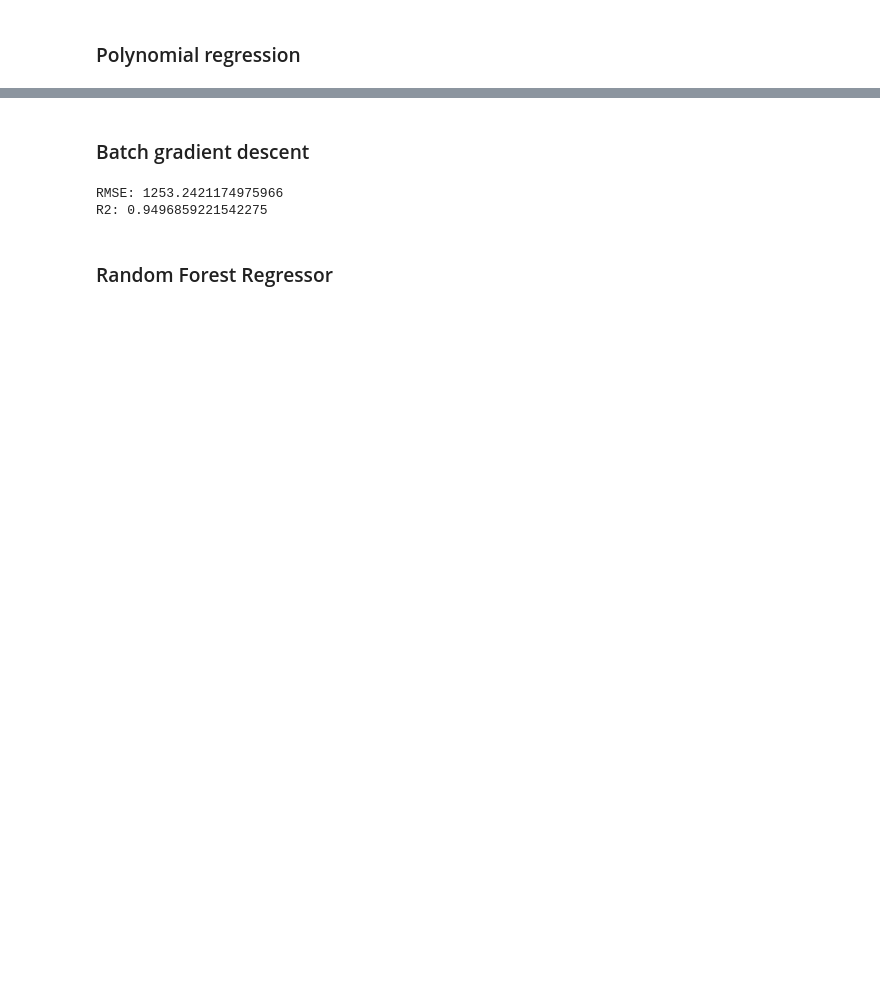
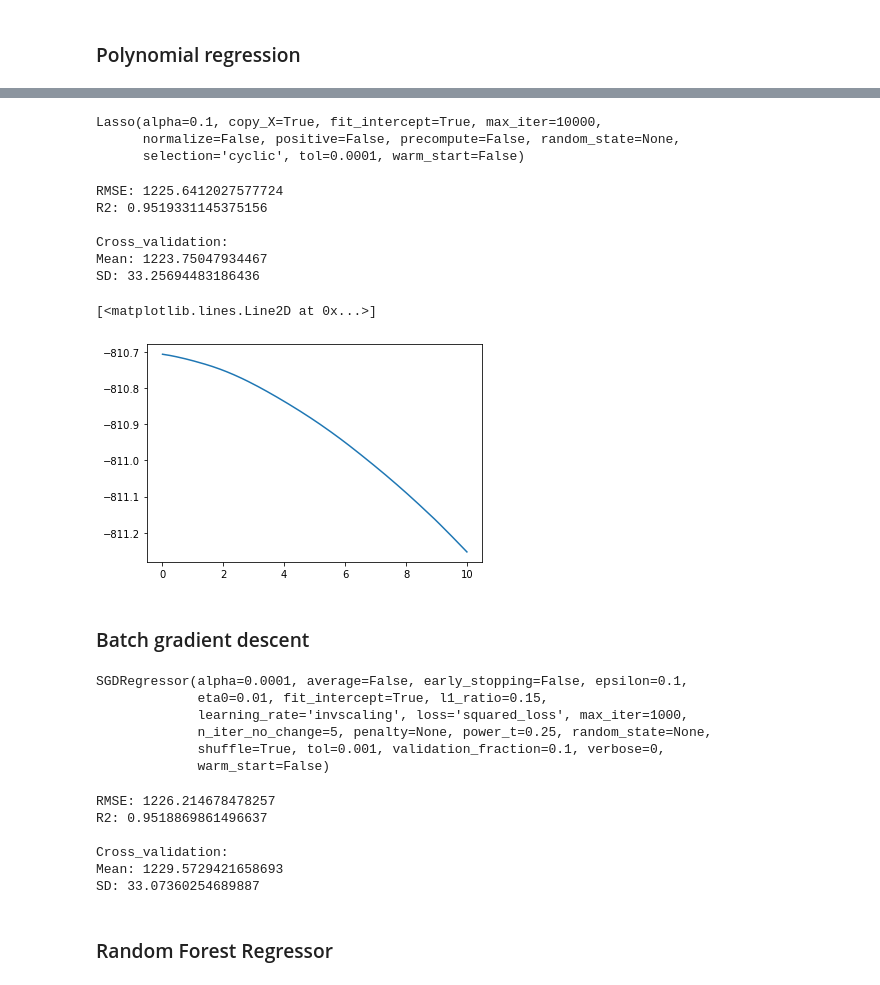
Before and after one commit to mxaxrxkx/ds_diamonds_project, a Jupyter notebook: diamonds_model.ipynb, the cells around one changed output, grey strips where cells are left out. Saved outputs shown, nothing was run; the diff lists cells and outputs as text; code cells hidden in the pictures; blank space fills up the shorter version.

```diff
--- a/diamonds_model.ipynb
+++ b/diamonds_model.ipynb
@@ -203,15 +171,57 @@ R2: 0.9857557339337831
+# %%
+lml = Lasso(alpha=0.1, max_iter=10000)
+lml.fit(X_test, y_test)
+# %% [output]
+Lasso(alpha=0.1, copy_X=True, fit_intercept=True, max_iter=10000,
+      normalize=False, positive=False, precompute=False, random_state=None,
+      selection='cyclic', tol=0.0001, warm_start=False)
+# %%
+model_eval = model_performance(lml)
+model_eval.print_metrics(X_train, y_train)
+# %% [output]
+RMSE: 1225.6412027577724
+R2: 0.9519331145375156
+
+Cross_validation:
+Mean: 1223.75047934467
+SD: 33.25694483186436
+# %%
+rr = Ridge()
+alpha = []
+error = []
+for i in range(1,1000):
+    alpha.append(i/100)
+    rr = Ridge(alpha=(i/100), max_iter=5000)
+    error.append(np.mean(cross_val_score(rr, X_train, y_train, scoring='neg_mean_absolute_error', cv=6)))
+# %%
+import matplotlib.pyplot as plt
+plt.plot(alpha, error)
+# %% [output]
+[<matplotlib.lines.Line2D at 0x...>]
+[figure, added]
 # %% [markdown]
 ### Batch gradient descent
 # %%
 from sklearn.linear_model import SGDRegressor
 sgd_reg  = SGDRegressor(max_iter=1000, tol=1e-3, penalty=None, eta0=0.01)
 sgd_reg.fit(X_train,y_train)
-pred_bg = sgd_reg.predict(X_train)
+# %% [output]
+SGDRegressor(alpha=0.0001, average=False, early_stopping=False, epsilon=0.1,
+             eta0=0.01, fit_intercept=True, l1_ratio=0.15,
+             learning_rate='invscaling', loss='squared_loss', max_iter=1000,
+             n_iter_no_change=5, penalty=None, power_t=0.25, random_state=None,
+             shuffle=True, tol=0.001, validation_fraction=0.1, verbose=0,
+             warm_start=False)
-# %%
-model_performance(pred_bg)
-# %% [output]
-RMSE: 1253.2421174975966
-R2: 0.9496859221542275
+# %%
+model_eval = model_performance(sgd_reg)
+model_eval.print_metrics(X_train, y_train)
+# %% [output]
+RMSE: 1226.214678478257
+R2: 0.9518869861496637
+
+Cross_validation:
+Mean: 1229.5729421658693
+SD: 33.07360254689887
 # %% [markdown]
 ### Random Forest Regressor
 # %%
```
Also changed, not shown: parts of 54 cells of this notebook, 2 other files.
